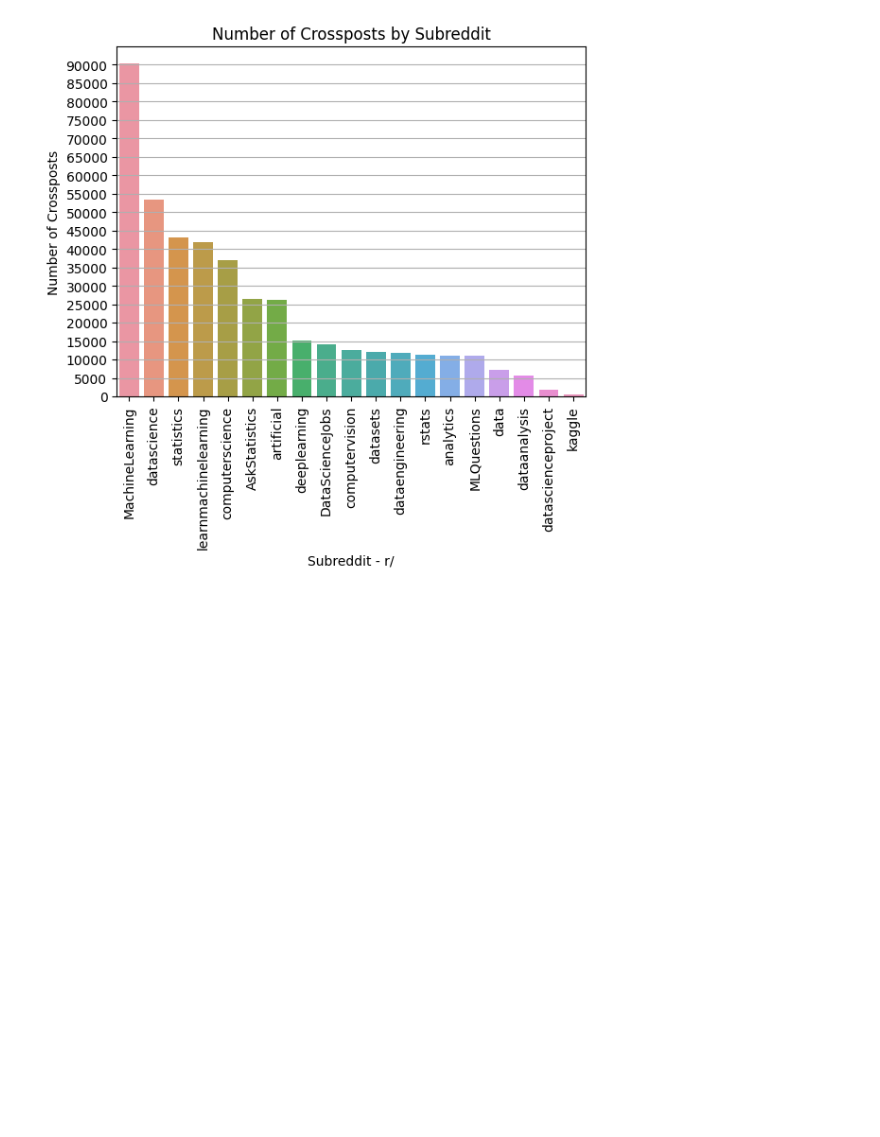
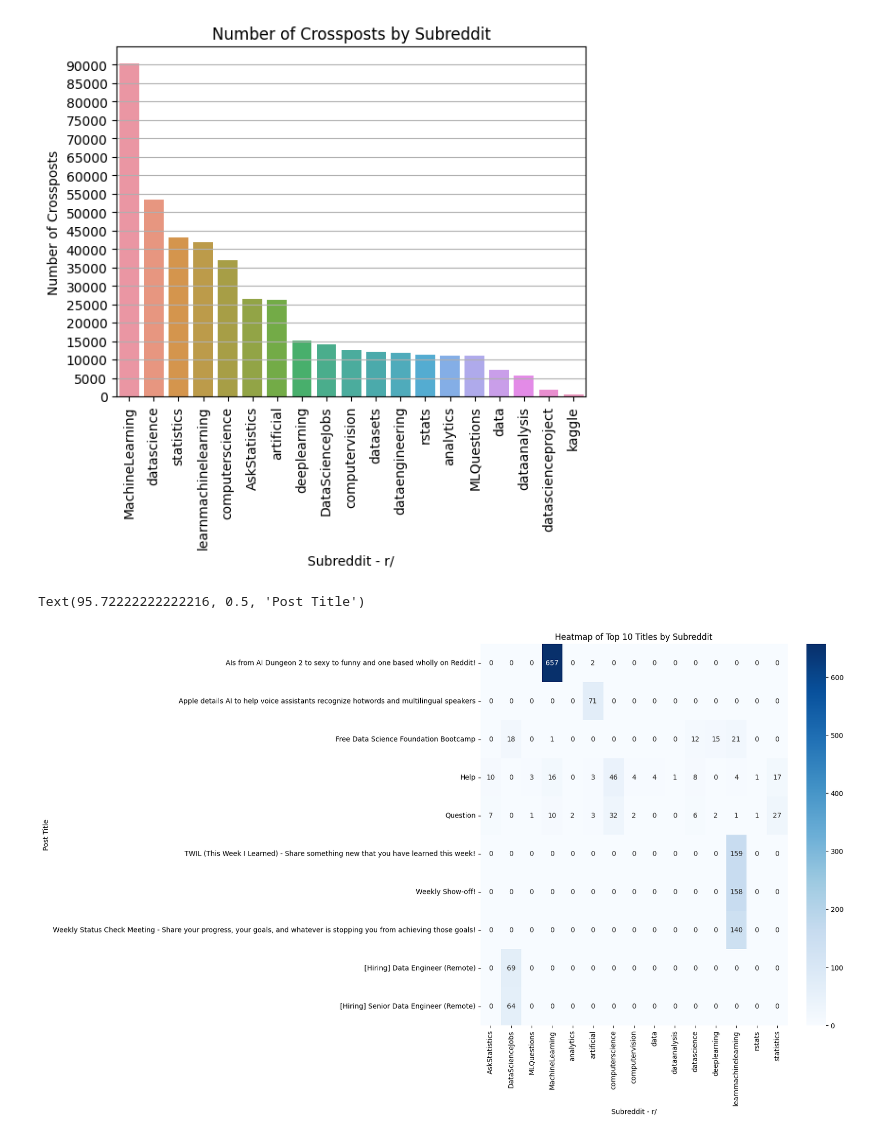
Before and after one commit to fdac22/MiniProject1, a Jupyter notebook: dwill148.ipynb, the cells around one changed output. Drawn from its saved outputs; the diff is of its cells as text; code cells hidden in the pictures; blank space fills up the shorter version.

```diff
--- a/dwill148.ipynb
+++ b/dwill148.ipynb
@@ -93,3 +82,17 @@ plt.ylabel('Number of Crossposts')
 # %% [output]
 Text(0, 0.5, 'Number of Crossposts')
 [figure]
+# %%
+# Heatmap of posts among subreddits
+# calculate which titles are the most common
+title_counts = df.groupby('title')['title'].count().sort_values(ascending=False).reset_index(name='count').head(10)
+
+# Graph a heatmap of the top 10 titles by subreddit
+plt.figure(figsize=(10, 10))
+plt.title('Heatmap of Top 10 Titles by Subreddit')
+sns.heatmap(df[df['title'].isin(title_counts['title'])].pivot_table(index='title', columns='subreddit', aggfunc='size', fill_value=0), annot=True, fmt='d', cmap='Blues')
+plt.xlabel('Subreddit - r/')
+plt.ylabel('Post Title')
+# %% [output]
+Text(95.72222222222216, 0.5, 'Post Title')
+[figure, added]
```
Also changed, not shown: parts of 19 cells of this notebook.
